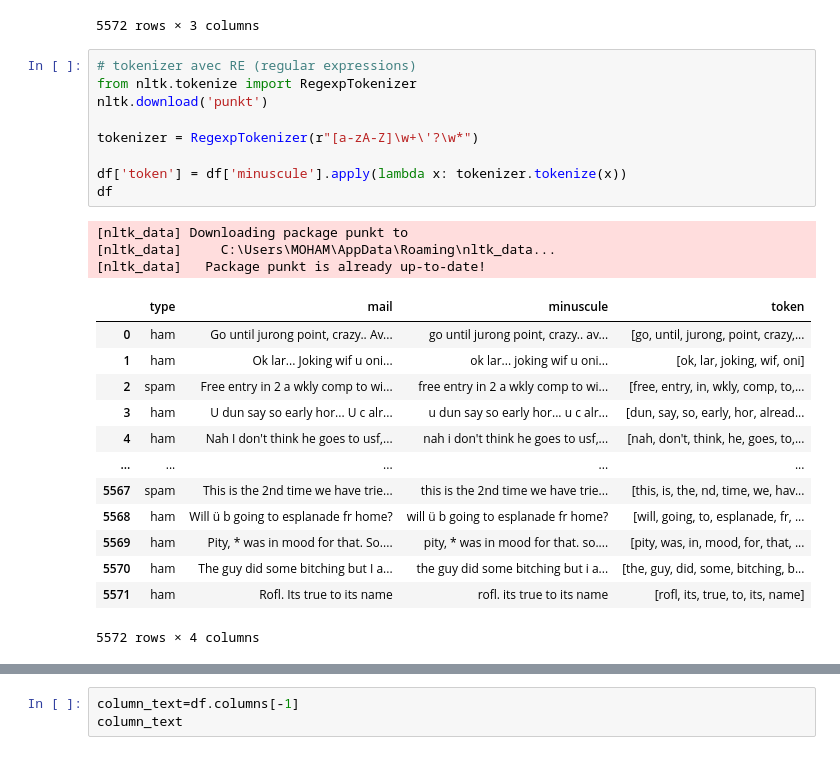
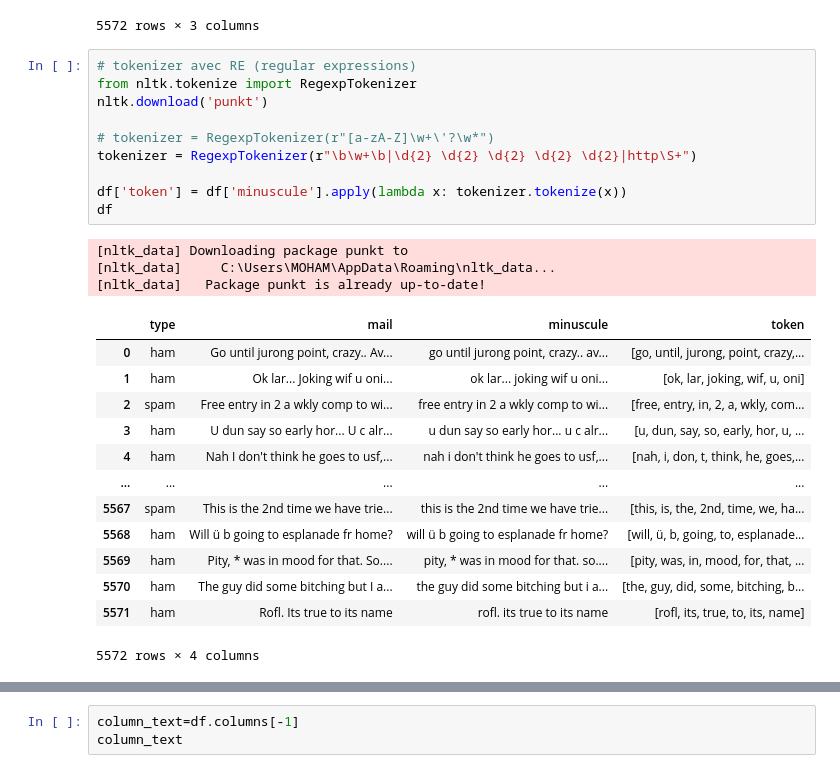
Before and after one commit to COMEWLECOME/Spam_Mohammed-Reda, a Jupyter notebook: SpamProject.ipynb, the cells around one changed output, grey strips where cells are left out. Drawn from its saved outputs; the diff is of its cells as text.

```diff
--- a/SpamProject.ipynb
+++ b/SpamProject.ipynb
@@ -41,25 +41,26 @@ df
 # %%
 # tokenizer avec RE (regular expressions)
 from nltk.tokenize import RegexpTokenizer
 nltk.download('punkt')
 
-tokenizer = RegexpTokenizer(r"[a-zA-Z]\w+\'?\w*")
+# tokenizer = RegexpTokenizer(r"[a-zA-Z]\w+\'?\w*")
+tokenizer = RegexpTokenizer(r"\b\w+\b|\d{2} \d{2} \d{2} \d{2} \d{2}|http\S+")
 
 df['token'] = df['minuscule'].apply(lambda x: tokenizer.tokenize(x))
 df
 # %% [output]
 [nltk_data] Downloading package punkt to
 [nltk_data]     C:\Users\MOHAM\AppData\Roaming\nltk_data...
 [nltk_data]   Package punkt is already up-to-date!
 |  | type | mail | minuscule | token |
 | 0 | ham | Go until jurong point, crazy.. Av... | go until jurong point, crazy.. av... | [go, until, jurong, point, crazy,... |
-| 1 | ham | Ok lar... Joking wif u oni... | ok lar... joking wif u oni... | [ok, lar, joking, wif, oni] |
-| 2 | spam | Free entry in 2 a wkly comp to wi... | free entry in 2 a wkly comp to wi... | [free, entry, in, wkly, comp, to,... |
-| 3 | ham | U dun say so early hor... U c alr... | u dun say so early hor... u c alr... | [dun, say, so, early, hor, alread... |
-| 4 | ham | Nah I don't think he goes to usf,... | nah i don't think he goes to usf,... | [nah, don't, think, he, goes, to,... |
+| 1 | ham | Ok lar... Joking wif u oni... | ok lar... joking wif u oni... | [ok, lar, joking, wif, u, oni] |
+| 2 | spam | Free entry in 2 a wkly comp to wi... | free entry in 2 a wkly comp to wi... | [free, entry, in, 2, a, wkly, com... |
+| 3 | ham | U dun say so early hor... U c alr... | u dun say so early hor... u c alr... | [u, dun, say, so, early, hor, u, ... |
+| 4 | ham | Nah I don't think he goes to usf,... | nah i don't think he goes to usf,... | [nah, i, don, t, think, he, goes,... |
 | ... | ... | ... | ... | ... |
-| 5567 | spam | This is the 2nd time we have trie... | this is the 2nd time we have trie... | [this, is, the, nd, time, we, hav... |
-| 5568 | ham | Will ü b going to esplanade fr home? | will ü b going to esplanade fr home? | [will, going, to, esplanade, fr, ... |
+| 5567 | spam | This is the 2nd time we have trie... | this is the 2nd time we have trie... | [this, is, the, 2nd, time, we, ha... |
+| 5568 | ham | Will ü b going to esplanade fr home? | will ü b going to esplanade fr home? | [will, ü, b, going, to, esplanade... |
 | 5569 | ham | Pity, * was in mood for that. So.... | pity, * was in mood for that. so.... | [pity, was, in, mood, for, that, ... |
 | 5570 | ham | The guy did some bitching but I a... | the guy did some bitching but i a... | [the, guy, did, some, bitching, b... |
 | 5571 | ham | Rofl. Its true to its name | rofl. its true to its name | [rofl, its, true, to, its, name] |
```
Also changed, not shown: parts of 13 cells of this notebook.
